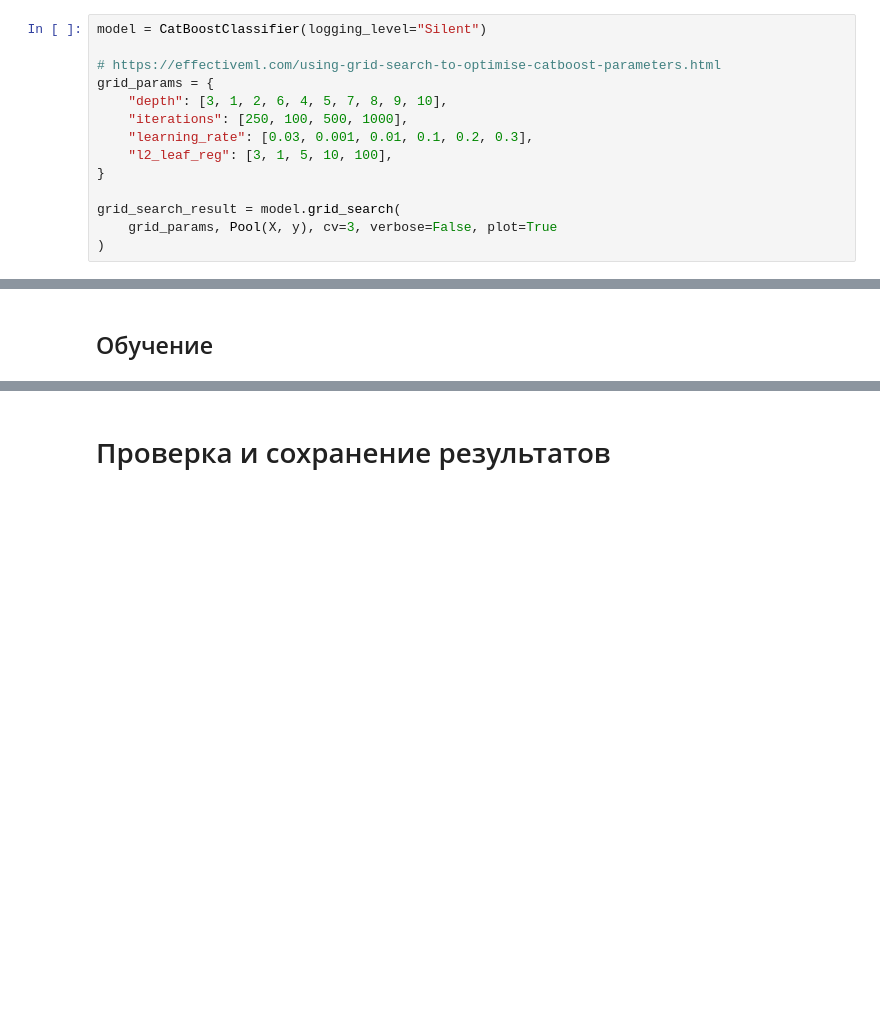
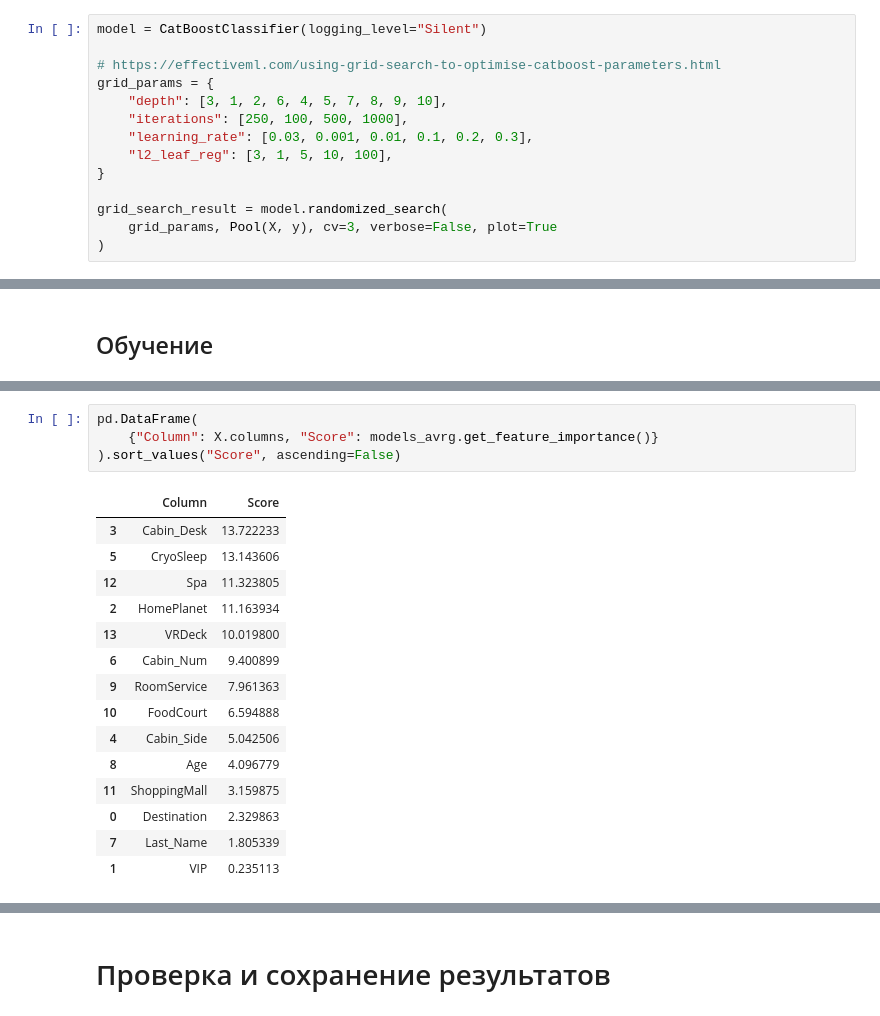
Before and after one commit to alxgrin/kaggle, a Jupyter notebook: notebooks/c_spaceship-titanic.ipynb, the cells around one changed output, grey strips where cells are left out. Saved outputs shown, nothing was run; the diff lists cells and outputs as text; blank space fills up the shorter version.

```diff
--- a/notebooks/c_spaceship-titanic.ipynb
+++ b/notebooks/c_spaceship-titanic.ipynb
@@ -514,7 +561,7 @@ grid_params = {
     "l2_leaf_reg": [3, 1, 5, 10, 100],
 }
 
-grid_search_result = model.grid_search(
+grid_search_result = model.randomized_search(
     grid_params, Pool(X, y), cv=3, verbose=False, plot=True
 )
 # %% [output]
@@ -559,3 +606,23 @@ models_avrg = sum_models(ensemble, weights=[1.0 / len(ensemble)] * len(ensemble)
 models_avrg = to_classifier(models_avrg)
 # %% [output]
 [interactive output not drawn]
+# %%
+pd.DataFrame(
+    {"Column": X.columns, "Score": models_avrg.get_feature_importance()}
+).sort_values("Score", ascending=False)
+# %% [output]
+|  | Column | Score |
+| 3 | Cabin_Desk | 13.722233 |
+| 5 | CryoSleep | 13.143606 |
+| 12 | Spa | 11.323805 |
+| 2 | HomePlanet | 11.163934 |
+| 13 | VRDeck | 10.019800 |
+| 6 | Cabin_Num | 9.400899 |
+| 9 | RoomService | 7.961363 |
+| 10 | FoodCourt | 6.594888 |
+| 4 | Cabin_Side | 5.042506 |
+| 8 | Age | 4.096779 |
+| 11 | ShoppingMall | 3.159875 |
+| 0 | Destination | 2.329863 |
+| 7 | Last_Name | 1.805339 |
+| 1 | VIP | 0.235113 |
```
Also changed, not shown: parts of 39 cells of this notebook.
